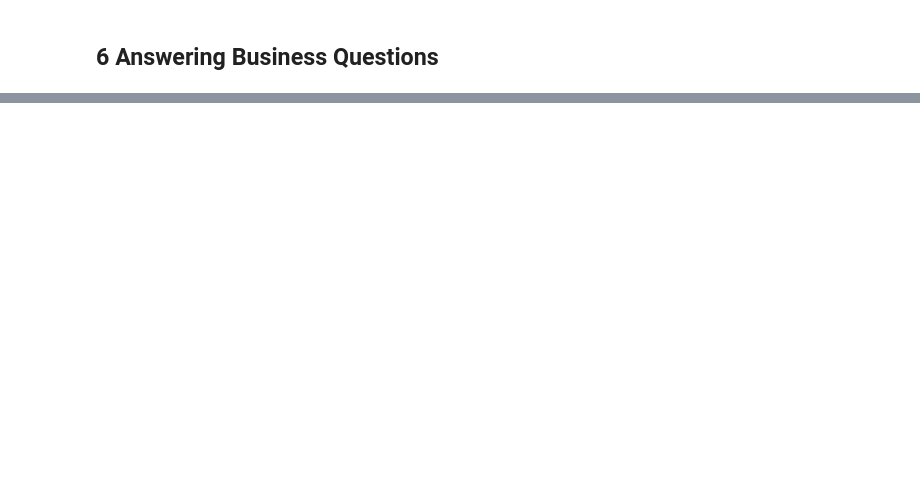
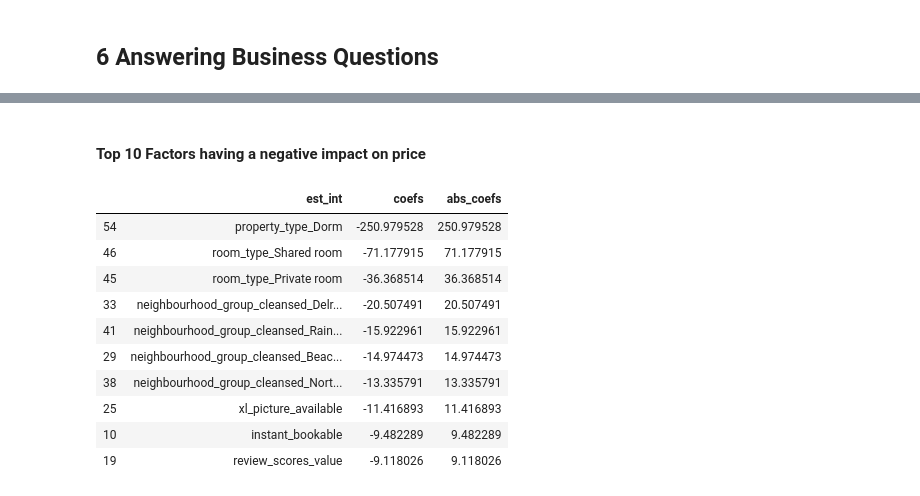
Before and after one commit to FRANZKAFKA13/Udacity-Data-Science, a Jupyter notebook: Project 1/Project_1.ipynb, the cells around one changed output, grey strips where cells are left out. Saved outputs shown, nothing was run; the diff lists cells and outputs as text; code cells hidden in the pictures; blank space fills up the shorter version.

```diff
--- a/Project 1/Project_1.ipynb
+++ b/Project 1/Project_1.ipynb
@@ -995,0 +1062,16 @@ plt.show()
+# %% [markdown]
+#### Top 10 Factors having a negative impact on price
+# %%
+coef_df[coef_df['coefs'] < 0].sort_values(by=['coefs'], ascending=True).head(10)
+# %% [output]
+|  | est_int | coefs | abs_coefs |
+| 54 | property_type_Dorm | -250.979528 | 250.979528 |
+| 46 | room_type_Shared room | -71.177915 | 71.177915 |
+| 45 | room_type_Private room | -36.368514 | 36.368514 |
+| 33 | neighbourhood_group_cleansed_Delr... | -20.507491 | 20.507491 |
+| 41 | neighbourhood_group_cleansed_Rain... | -15.922961 | 15.922961 |
+| 29 | neighbourhood_group_cleansed_Beac... | -14.974473 | 14.974473 |
+| 38 | neighbourhood_group_cleansed_Nort... | -13.335791 | 13.335791 |
+| 25 | xl_picture_available | -11.416893 | 11.416893 |
+| 10 | instant_bookable | -9.482289 | 9.482289 |
+| 19 | review_scores_value | -9.118026 | 9.118026 |
```
Also changed, not shown: parts of 47 cells of this notebook, 3 other files.
